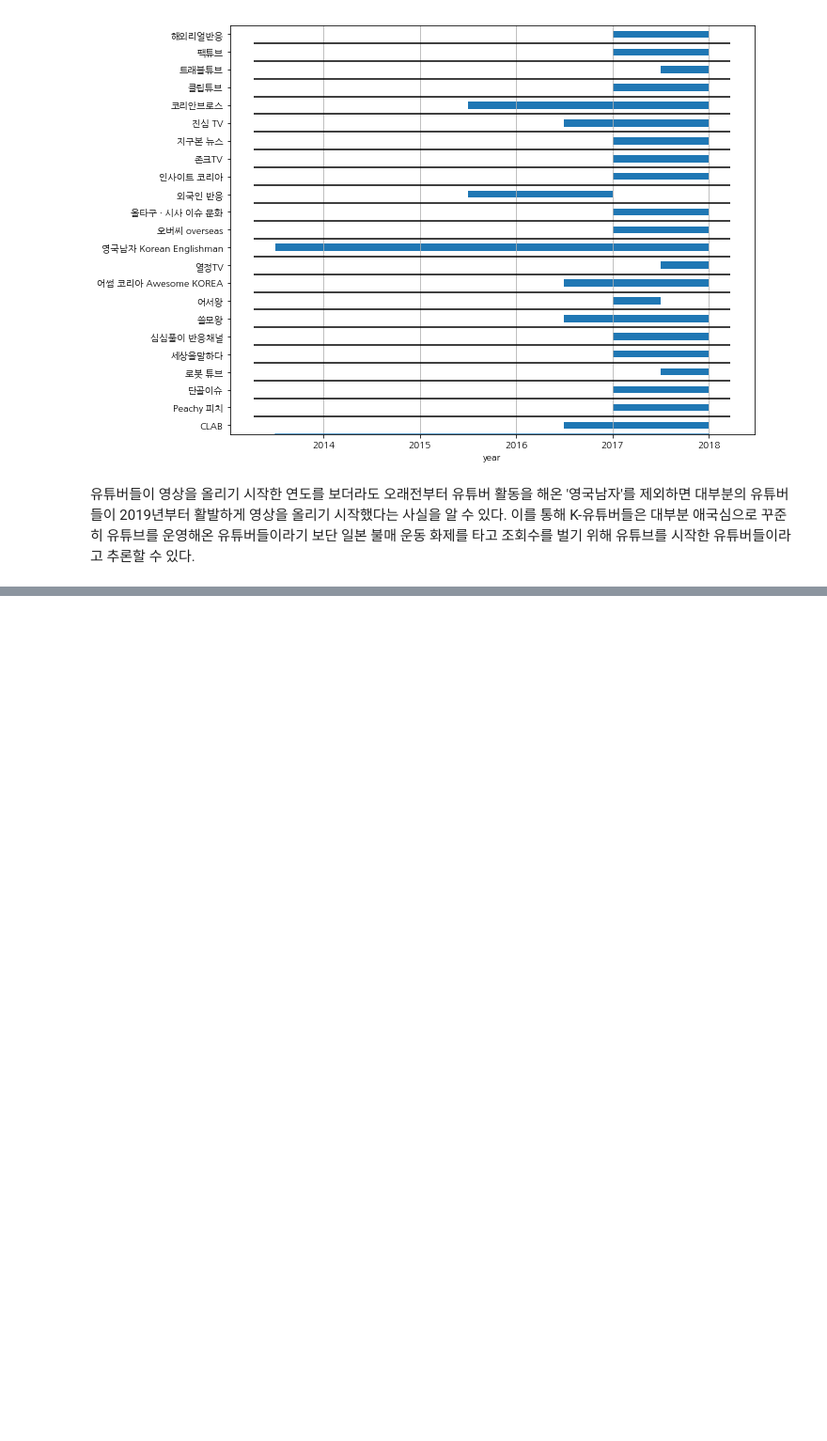
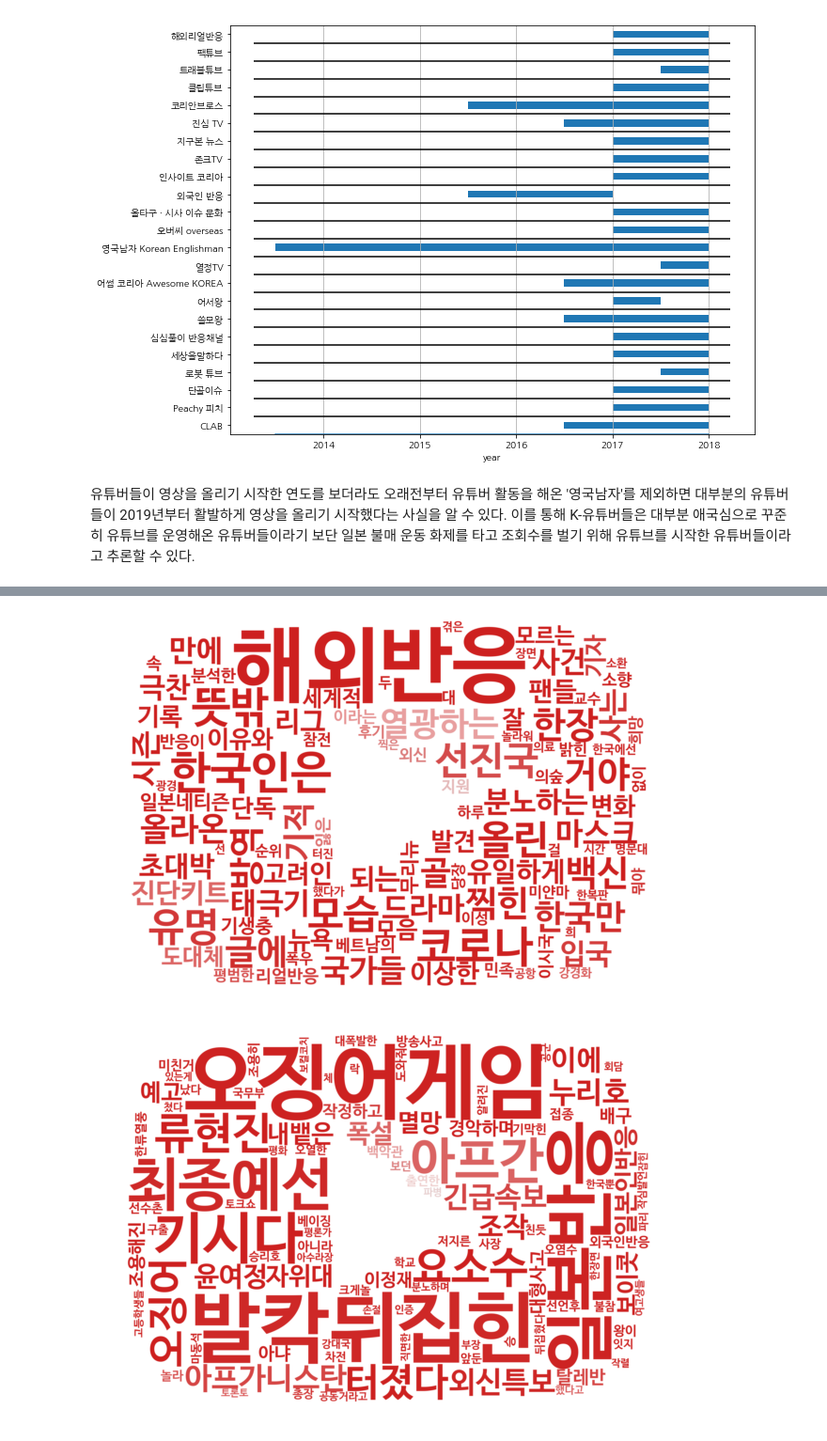
Before and after one commit to kimseokwu/K-youtube-generator, a Jupyter notebook: EDA.ipynb, the cells around one changed output, grey strips where cells are left out. Shown at 94% size. Saved outputs shown, nothing was run; the diff lists cells and outputs as text; code cells hidden in the pictures; blank space fills up the shorter version.

```diff
--- a/EDA.ipynb
+++ b/EDA.ipynb
@@ -265,0 +238,21 @@ for year in years[:-1]:
+# %%
+# 연도별 자주 쓰인 명사
+
+years = [2019, 2020, 2021, 2022]
+tokens_df = pd.DataFrame(index=list(set(df['tokens'].sum())))
+tokens_df['sum'] = np.zeros(len(tokens_df))
+
+for year in years:
+    temp = df[f'{year}-01-01':f'{year + 1}-01-01']
+    tokens_df[f'{year}'] = np.zeros(len(tokens_df))
+    tokens_counter = Counter(temp['tokens'].sum())
+    for key, value in tokens_counter.items():
+        tokens_df.loc[key, f'{year}'] = value / len(temp)
+        tokens_df.loc[key, 'sum'] += value
+
+tokens_df = tokens_df.sort_values('sum', ascending=False)
+
+for year in years[:-1]:
+    tokens_df[f'{year}'] = tokens_df[f'{year}'].replace(0, 0.000001)
+    tokens_df[f'{year}-{year+1}change'] = tokens_df[f'{year+1}'] / tokens_df[f'{year}']
+tokens_df.head(10)
@@ -265,0 +271,20 @@ for year in years[:-1]:
+# %%
+for year in years[:-1]:
+    freq = {i:row[f'{year}-{year+1}change'] for i, row in tokens_df.iterrows()}
+
+    wc = WordCloud(font_path='font/NanumBarunGothicBold.ttf',
+                max_words=100, max_font_size=200,
+                scale=4, background_color='white',
+                mask=mask,
+                random_state=42)
+
+    wc = wc.generate_from_frequencies(freq)
+
+    plt.figure(figsize=(10, 10))
+    plt.axis('off')
+    image_colors = ImageColorGenerator(mask)
+    plt.imshow(wc.recolor(color_func=image_colors),interpolation="bilinear")
+    plt.show()
+# %% [output]
+[figure, added]
+[figure, added]
```
Also changed, not shown: parts of 13 cells of this notebook.
